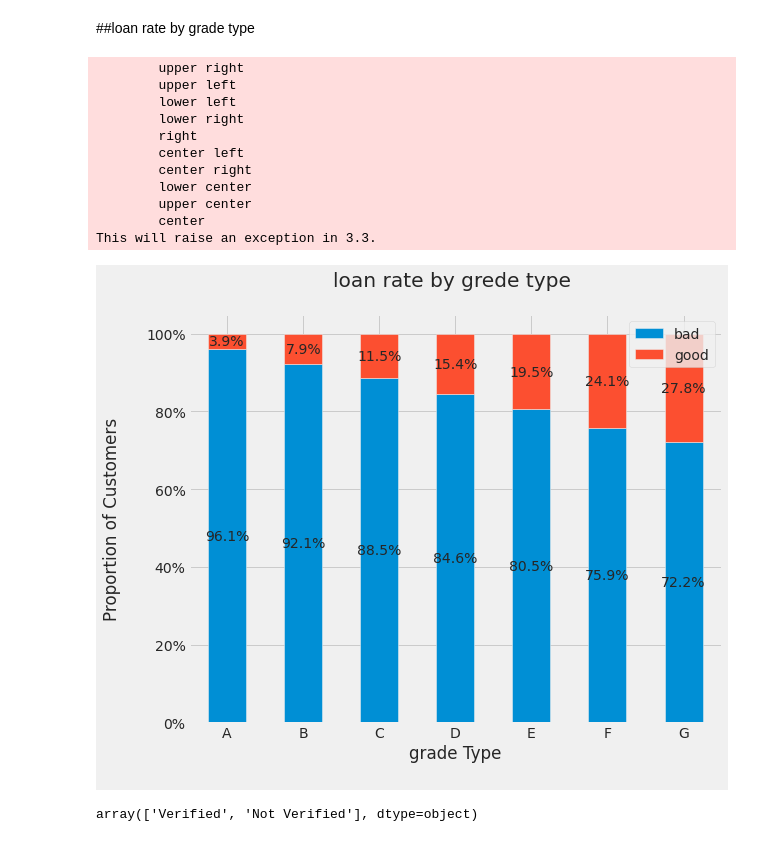
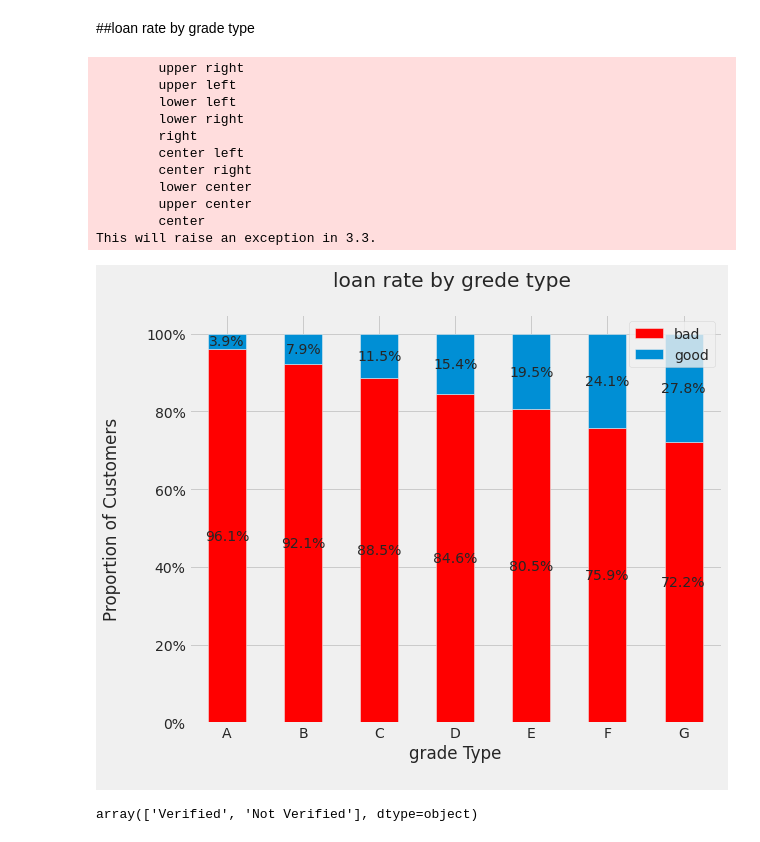
Before and after one commit to arfanrifqi/loan_prediction, a Jupyter notebook: loan_prediction(EDA).ipynb, the cells around one changed output. Drawn from its saved outputs; the diff is of its cells as text; code cells hidden in the pictures.

```diff
--- a/loan_prediction(EDA).ipynb
+++ b/loan_prediction(EDA).ipynb
@@ -343,12 +341,15 @@ plt.style.use("fivethirtyeight")
 # %%
 term_loan = df_load.groupby(['term','loan_status']).size().unstack()
 term_loan.rename(columns={1:'good', 0:'bad'}, inplace=True)
+
+colors = ['#ff0000ff','#008fd5ff']
 
 ax = (term_loan.T*100.0 / term_loan.T.sum()).T.plot(kind='bar',
                                                       width = 0.3,
                                                       stacked = True,
                                                       rot = 0,
-                                                      figsize = (8.5,7))
+                                                      figsize = (8.5,7),
+                                                    color = colors)
 
 plt.ylabel('Proportion of Customers\n',
            horizontalalignment="center",
@@ -385,12 +386,15 @@ ax.autoscale(enable=False, axis='both', tight=False)
 # %%
 grade_loan = df_load.groupby(['grade','loan_status']).size().unstack()
 grade_loan.rename(columns={0:'bad', 1:'good'}, inplace=True)
+
+colors = ['#ff0000ff','#008fd5ff']
 
 ax = (grade_loan.T*100.0 / grade_loan.T.sum()).T.plot(kind='bar',
                                                       width = 0.5,
                                                       stacked = True,
                                                       rot = 0,
                                                       figsize = (8.5,7),
+                                                      color = colors
                                                       )
 
 plt.ylabel('Proportion of Customers\n',
@@ -405,34 +409,34 @@ plt.xlabel('grade Type\n',
 plt.title('loan rate by grede type \n',
           horizontalalignment="center",
           fontstyle = "normal")
 
 plt.legend(loc='top right', fontsize = "medium")
 plt.xticks(rotation=0, horizontalalignment="center")
 plt.yticks(rotation=0, horizontalalignment="right")
 ax.yaxis.set_major_formatter(mtick.PercentFormatter())
 
 for p in ax.patches:
     width, height = p.get_width(), p.get_height()
     x, y = p.get_xy()
     ax.text(x+width/2,
             y+height/2,
             '{:.1f}%'.format(height),
             horizontalalignment='center',
             verticalalignment='center')
 ax.autoscale(enable=False, axis='both', tight=False)
 # %% [output]
         upper right
         upper left
         lower left
         lower right
         right
         center left
         center right
         lower center
         upper center
         center
 This will raise an exception in 3.3.
-[figure, old version]
+[figure, new version]
 # %%
 df_load['verification_status']=df_load['verification_status'].replace({'Source Verified':'Verified'})
 df_load['verification_status'].unique()
```
Also changed, not shown: parts of 7 cells of this notebook.
